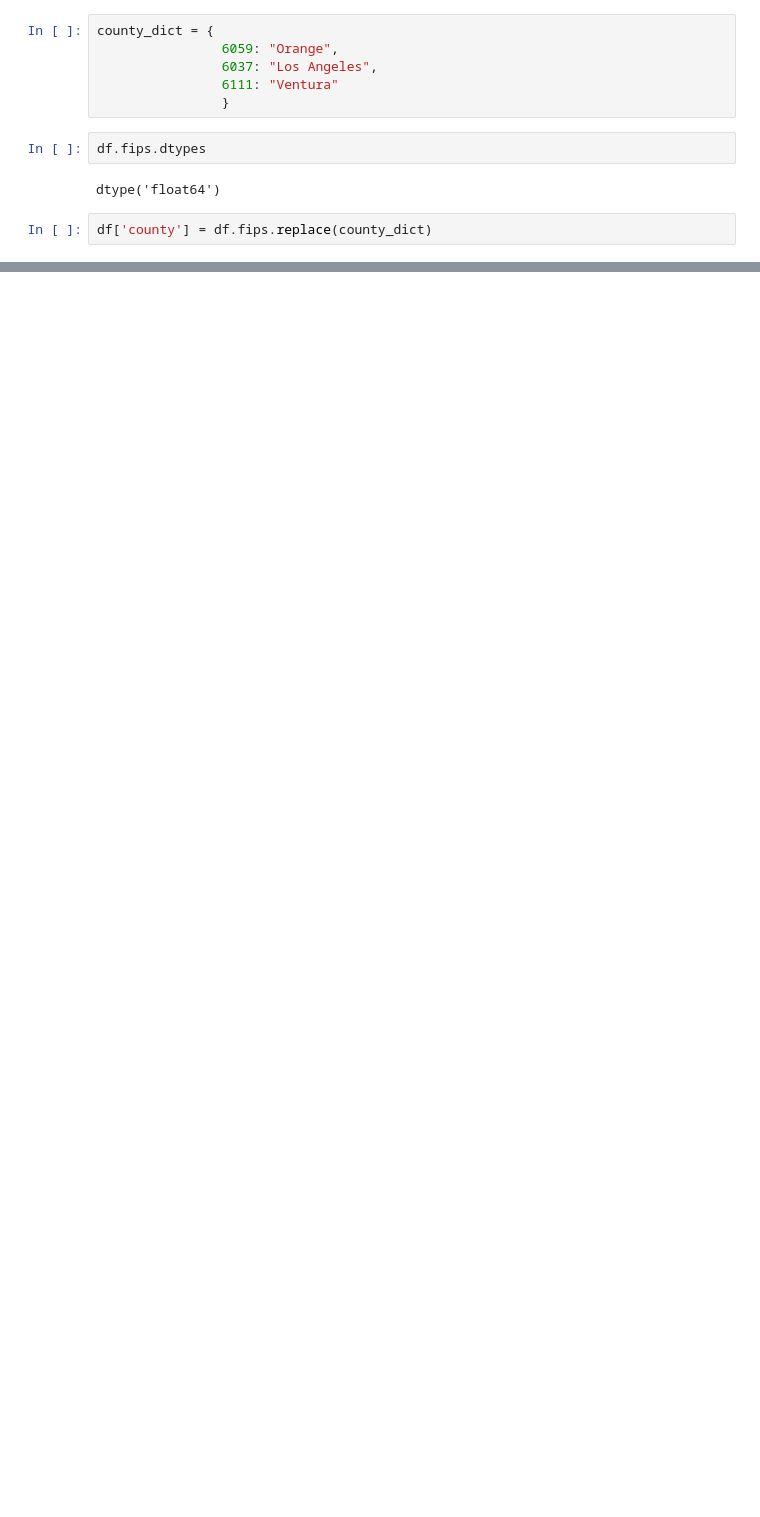
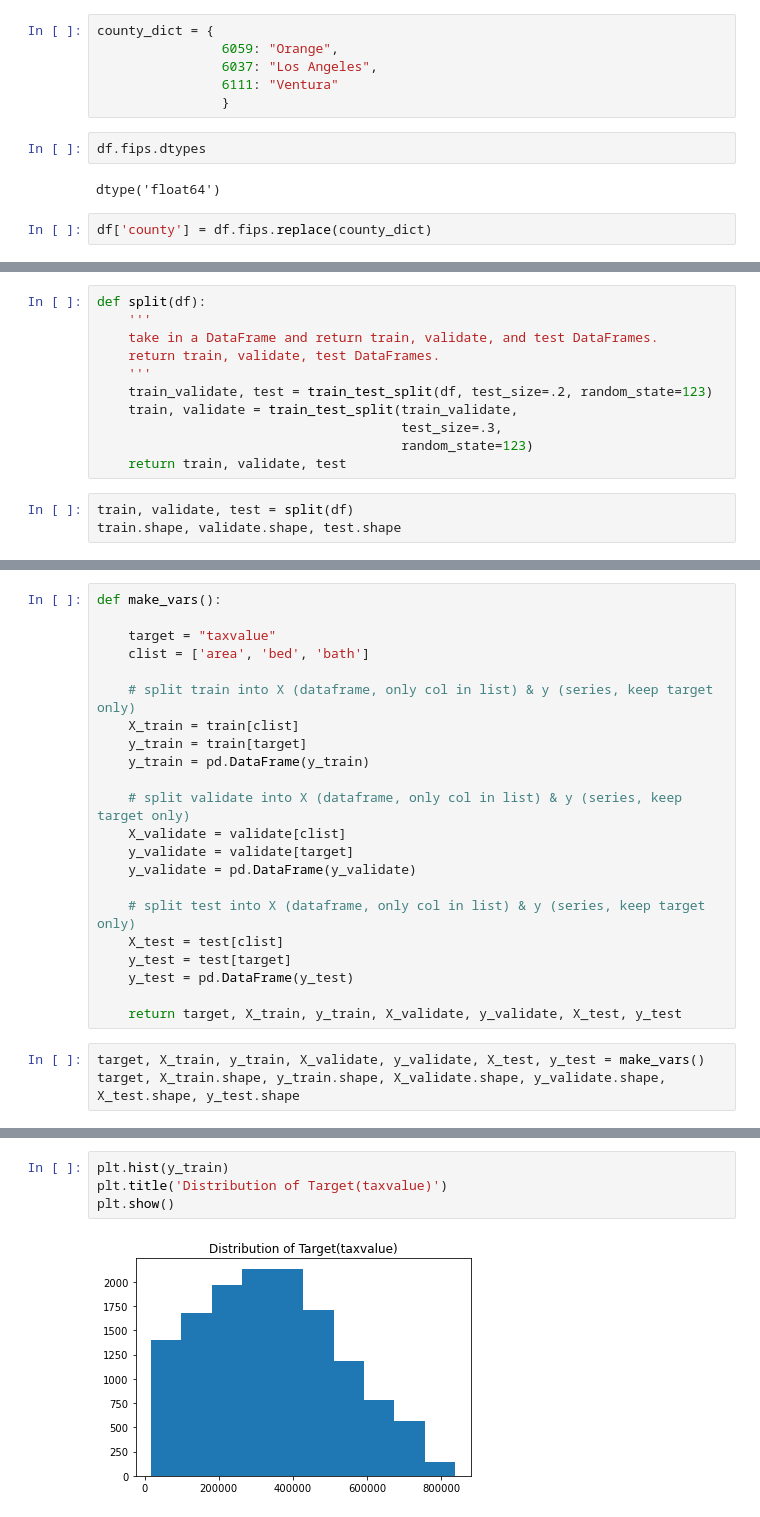
Before and after one commit to lopezelihezer/zillow_regression_project, a Jupyter notebook: scratch.ipynb, the cells around one changed output, grey strips where cells are left out. Drawn from its saved outputs; the diff is of its cells as text; blank space fills up the shorter version.

```diff
--- a/scratch.ipynb
+++ b/scratch.ipynb
@@ -166,0 +173,14 @@ df.head()
+# %%
+def split(df):
+    '''
+    take in a DataFrame and return train, validate, and test DataFrames.
+    return train, validate, test DataFrames.
+    '''
+    train_validate, test = train_test_split(df, test_size=.2, random_state=123)
+    train, validate = train_test_split(train_validate,
+                                       test_size=.3,
+                                       random_state=123)
+    return train, validate, test
+# %%
+train, validate, test = split(df)
+train.shape, validate.shape, test.shape
@@ -166,0 +189,25 @@ df.head()
+# %%
+def make_vars():
+
+    target = "taxvalue"
+    clist = ['area', 'bed', 'bath']
+
+    # split train into X (dataframe, only col in list) & y (series, keep target only)
+    X_train = train[clist]
+    y_train = train[target]
+    y_train = pd.DataFrame(y_train)
+
+    # split validate into X (dataframe, only col in list) & y (series, keep target only)
+    X_validate = validate[clist]
+    y_validate = validate[target]
+    y_validate = pd.DataFrame(y_validate)
+
+    # split test into X (dataframe, only col in list) & y (series, keep target only)
+    X_test = test[clist]
+    y_test = test[target]
+    y_test = pd.DataFrame(y_test)
+
+    return target, X_train, y_train, X_validate, y_validate, X_test, y_test
+# %%
+target, X_train, y_train, X_validate, y_validate, X_test, y_test = make_vars()
+target, X_train.shape, y_train.shape, X_validate.shape, y_validate.shape, X_test.shape, y_test.shape
@@ -166,0 +222,6 @@ df.head()
+# %%
+plt.hist(y_train)
+plt.title('Distribution of Target(taxvalue)')
+plt.show()
+# %% [output]
+[figure, added]
```
Also changed, not shown: parts of 62 cells of this notebook, 2 other files.
